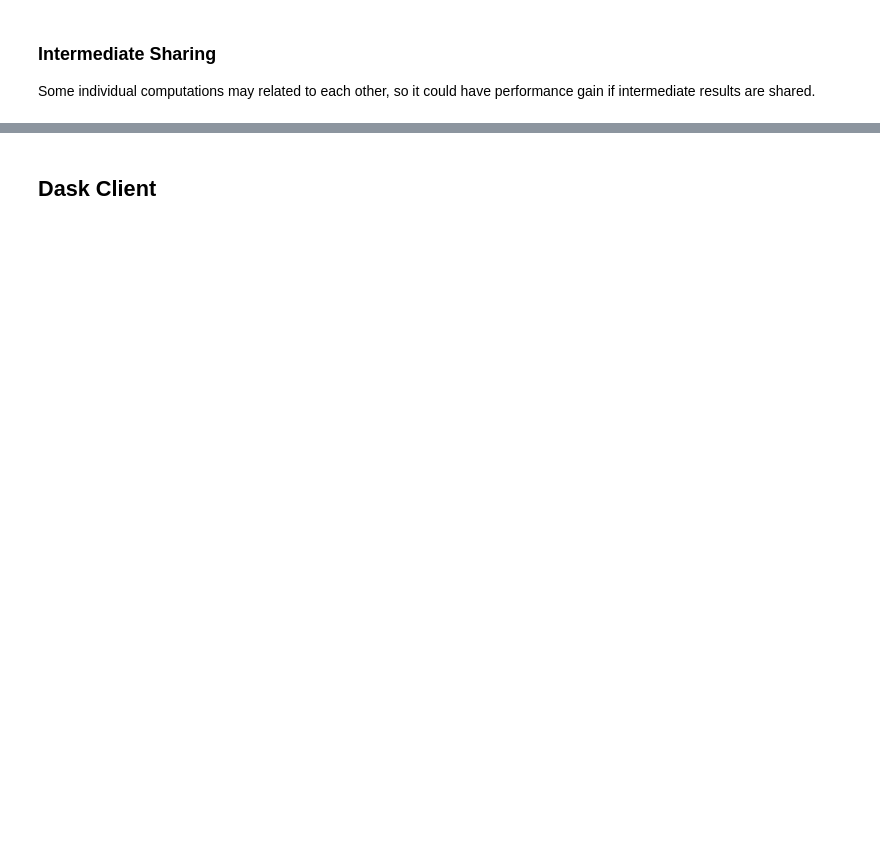
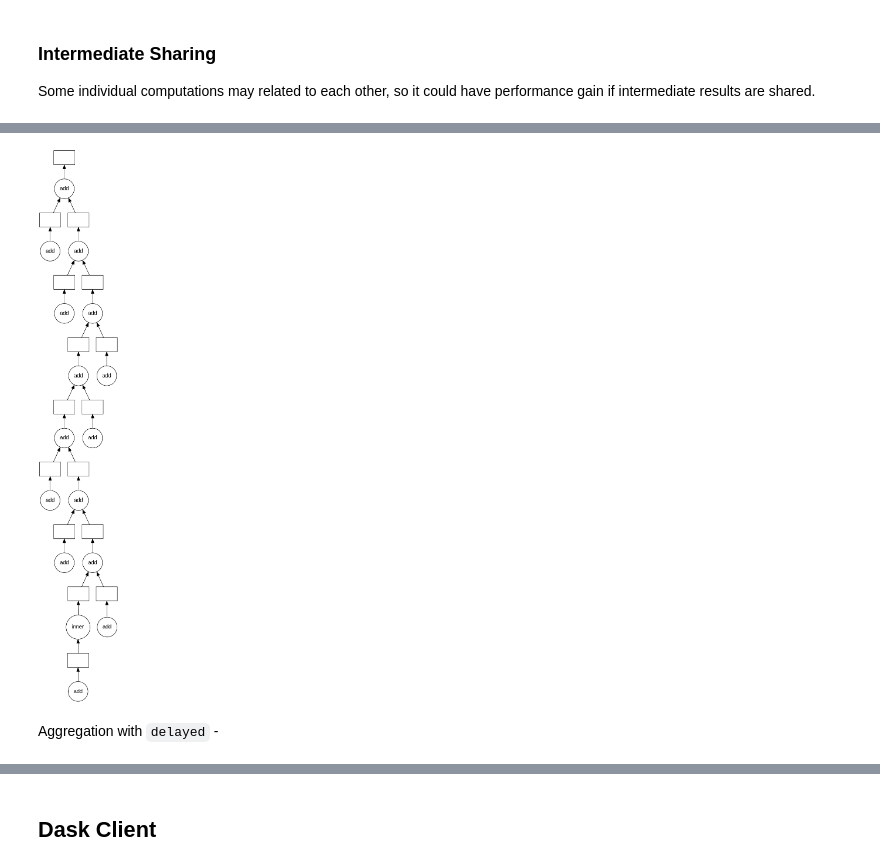
Before and after one commit to CastielWong/Laboratory, a Jupyter notebook: DataEngineering/Dask/workspace/check.ipynb, the cells around one changed output, grey strips where cells are left out. Drawn from its saved outputs; the diff is of its cells as text; code cells hidden in the pictures; blank space fills up the shorter version.

```diff
--- a/DataEngineering/Dask/workspace/check.ipynb
+++ b/DataEngineering/Dask/workspace/check.ipynb
@@ -151,0 +208,5 @@ Wall time: 81.9 ms
+# %%
+%%time
+# do not compute it since it may freeze and break the machine
+x = dask.array.ones((1_000_000_000, 1_000_000_000), chunks=(10_000, 10_000), dtype=int)
+x
@@ -172,3 +266,9 @@ Wall time: 3.01 s
+# %%
+total.visualize()
+# %% [output]
+[figure, added]
+# %% [markdown]
+Aggregation with `delayed` -
 # %%
 %%time
 
```
Also changed, not shown: parts of 36 cells of this notebook, 1 other file.
